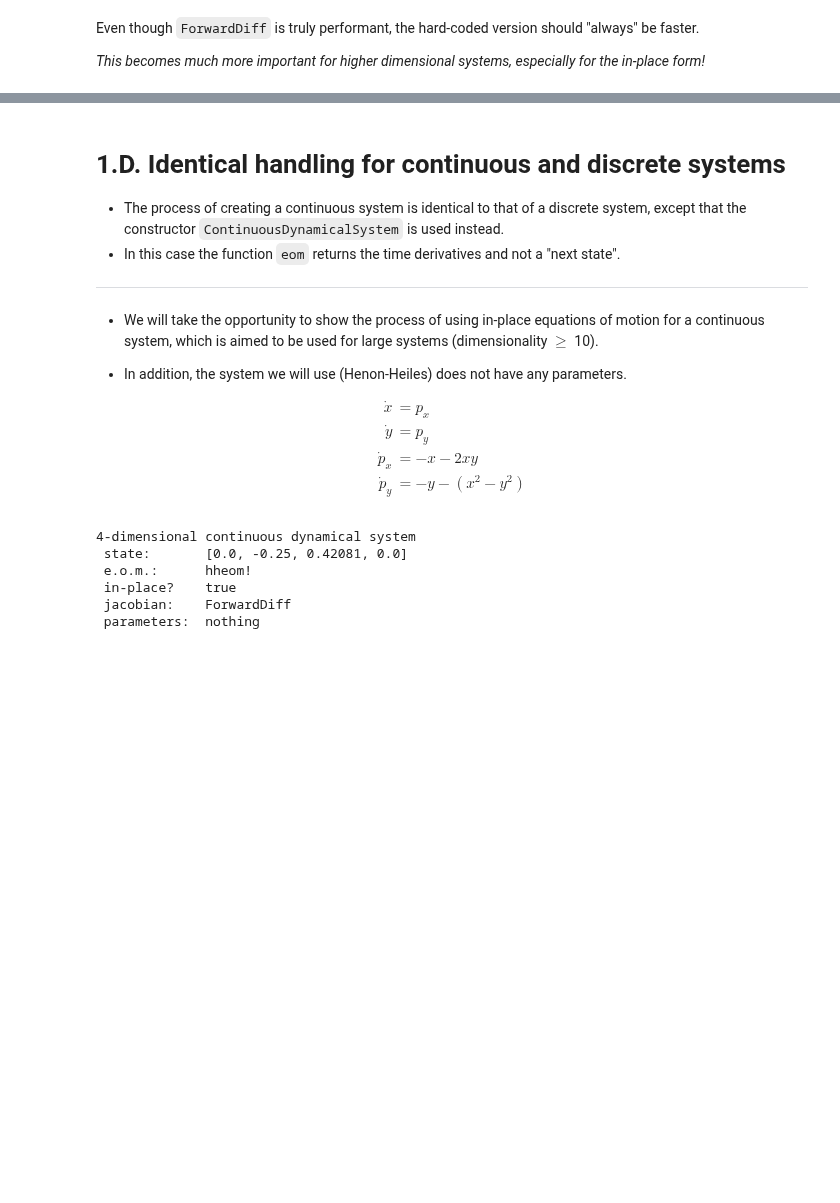
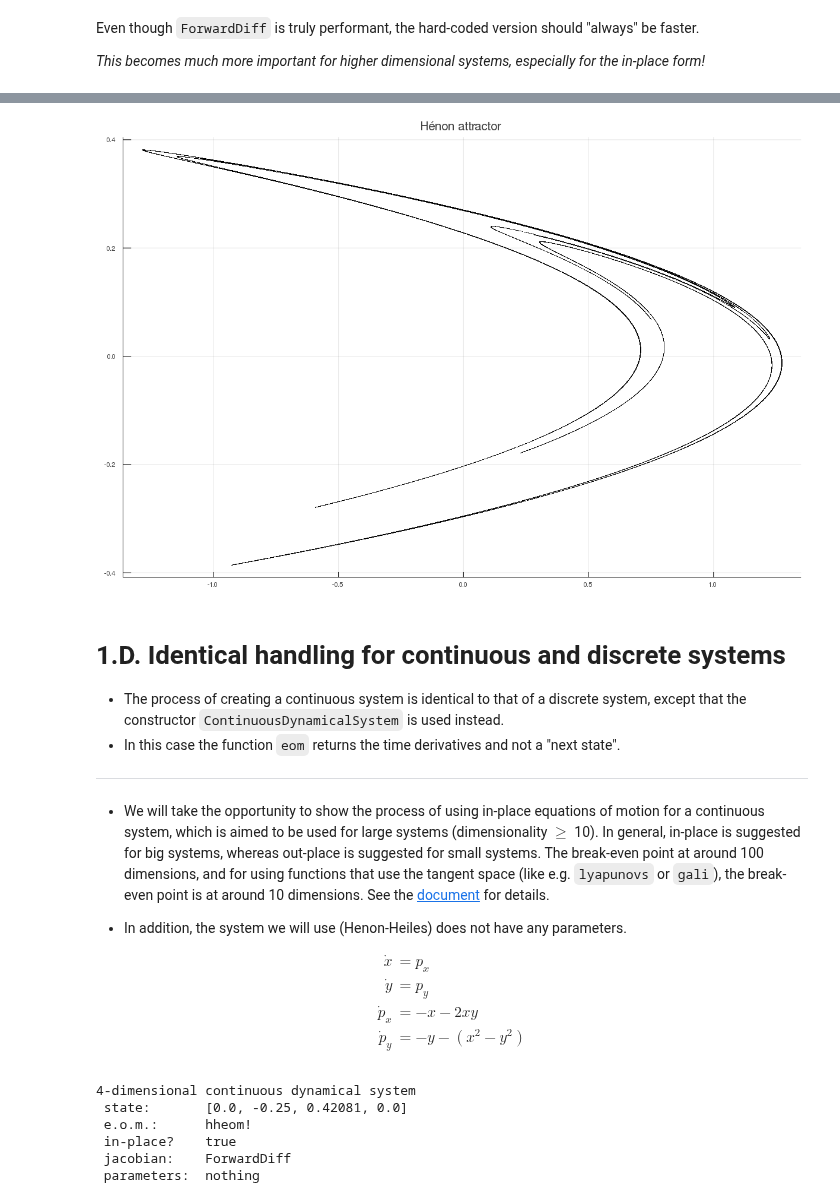
Before and after one commit to JuliaDynamics/JuliaDynamics, a Jupyter notebook: tutorials/Youtube_JuliaLang_tutorial/1. DynamicalSystemsBase.ipynb, the cells around one changed output, grey strips where cells are left out. Drawn from its saved outputs; the diff is of its cells as text; code cells hidden in the pictures; blank space fills up the shorter version.

```diff
--- a/tutorials/Youtube_JuliaLang_tutorial/1. DynamicalSystemsBase.ipynb
+++ b/tutorials/Youtube_JuliaLang_tutorial/1. DynamicalSystemsBase.ipynb
@@ -214,3 +225,25 @@ Even though `ForwardDiff` is truly performant, the hard-coded version should "al
+# %%
+using LabelledArrays
+
+state = SVector{2}(0., 0.)
+p = SLVector(a=1.4, b=0.3) # A static labelled vector (1d array).
+# Labels are syntactically replaced by indicies, so they cost nothing to the computer!
+
+# Notice how p[1], p[2] can be replaced by p.a, p.b
+h_eom(x, p, t) = SVector{2}(1 - p.a * x[1]^2 + x[2], p.b*x[1])
+h_jacobian(x, p, t) = @SMatrix [-2*p.a*x[1] 1.0;
+                                   p.b      0.0]
+
+henon = DiscreteDynamicalSystem(h_eom, state, p, h_jacobian)
+tr = trajectory(henon, 100000, 0.01rand(2))
+
+plotrange = 1000:100000
+scatter(tr[plotrange,1], tr[plotrange,2],
+    markersize=0.1, markeralpha = 0.3, markercolor="black",
+    leg=false, title="Hénon attractor",
+    html_output_format=:png, size=(1200,800))
+# %% [output]
+[figure, added]
 # %% [markdown]
 # 1.D. Identical handling for continuous and discrete systems
 * The process of creating a continuous system is identical to that of a discrete system, except that the constructor `ContinuousDynamicalSystem` is used instead.
@@ -221,7 +254,7 @@ Even though `ForwardDiff` is truly performant, the hard-coded version should "al
 
 
 
-* We will take the opportunity to show the process of using in-place equations of motion for a continuous system, which is aimed to be used for large systems (dimensionality $\ge$ 10).
+* We will take the opportunity to show the process of using in-place equations of motion for a continuous system, which is aimed to be used for large systems (dimensionality $\ge$ 10). In general, in-place is suggested for big systems, whereas out-place is suggested for small systems. The break-even point at around 100 dimensions, and for using functions that use the tangent space (like e.g. `lyapunovs` or `gali`), the break-even point is at around 10 dimensions. See the [document](https://juliadynamics.github.io/DynamicalSystems.jl/latest/ds/general) for details.
 
 * In addition, the system we will use (Henon-Heiles) does not have any parameters.
 
```
Also changed, not shown: parts of 13 cells of this notebook, 5 other files.
